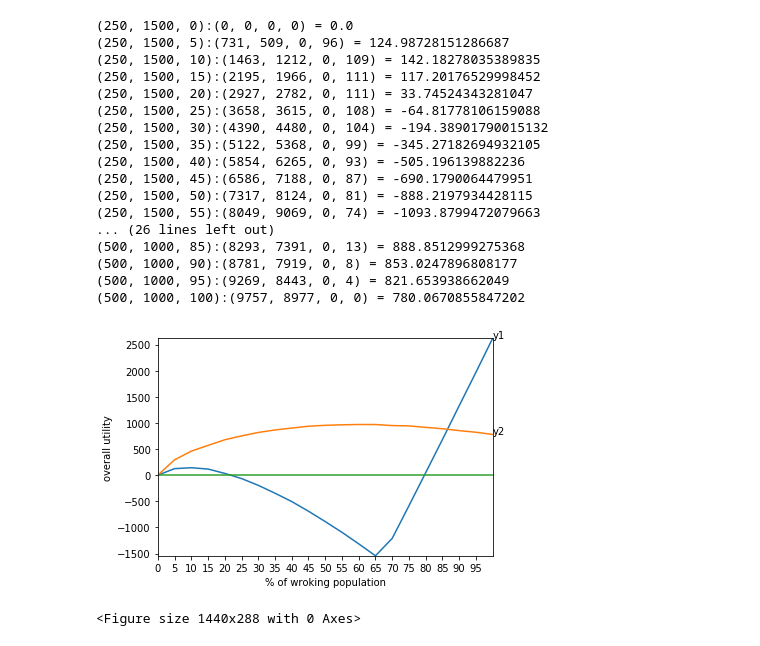
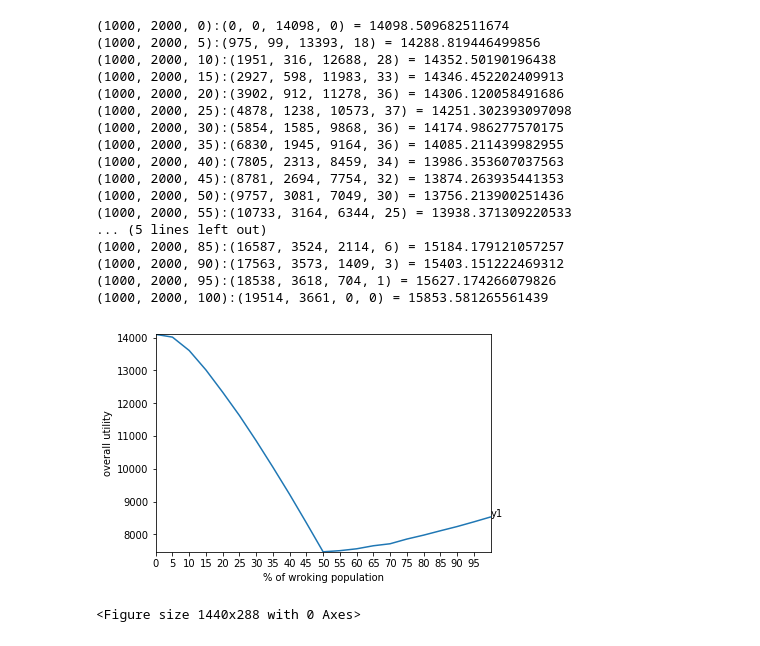
Before and after one commit to 9paramraol/CS711_2020, a Jupyter notebook: experiment_apha_beta/experiments.ipynb, the cells around one changed output. Cells and saved outputs as stored; diff of their text form; code cells hidden in the pictures.

Commit message:
apha beta part added

```diff
--- a/experiment_apha_beta/experiments.ipynb
+++ b/experiment_apha_beta/experiments.ipynb
@@ -19,7 +19,7 @@ penalty_avg = {}
 for elem in penalty_dict:
     penalty_avg[elem] = sum(penalty_dict[elem])/5
 # %%
-def final_results(gs,N,a_salary,c_salary,f,R):
+def final_results(gs,N,a_salary,c_salary,f,R,alpha,beta):
     ans_list = []
     for elem in penalty_avg:
         if(elem[0]!=gs or elem[1]!=N):
@@ -38,67 +38,76 @@ def final_results(gs,N,a_salary,c_salary,f,R):
     ans_list.sort()
     for elem in ans_list:
         print(str(elem[0])+":"+str((int(elem[1]),int(elem[2]),int(elem[3]),int(elem[4]))),end=" = ")
-        print((elem[1]+elem[3]-elem[2]-elem[4]))
+        print((alpha*(elem[1]+elem[3])-beta*(elem[2]-elem[4])))
     with open("./results/"+str((gs,N,a_salary,c_salary,f,R)),'w') as f:
         for item in ans_list:
-            f.write(str(item)+" : " +str((item[1]+item[3]-item[2]-item[4])) + "\n")
+            f.write(str(item)+" : " +str(alpha*(elem[1]+elem[3])-beta*(elem[2]+elem[4])) + "\n")
     return ans_list
 # %%
-ans_list1 = final_results(gs=250,N=1500,a_salary=360*8*6,c_salary=1,f=100,R=1.7)
-ans_list2 = final_results(gs=500,N=1000,a_salary=360*8*6,c_salary=1,f=100,R=1.7)
+# ans_list1 = final_results(gs=250,N=500,a_salary=360*8*6,c_salary=1,f=100,R=2)
+# ans_list2 = final_results(gs=500,N=500,a_salary=360*8*6,c_salary=1,f=100,R=2)
+# ans_list3 = final_results(gs=1000,N=500,a_salary=360*8*6,c_salary=1,f=100,R=2)
+
+# ans_list1 = final_results(gs=500,N=500,a_salary=360*8*6,c_salary=1,f=100,R=2)
+# ans_list2 = final_results(gs=500,N=1000,a_salary=360*8*6,c_salary=1,f=100,R=2)
+# ans_list3 = final_results(gs=500,N=1500,a_salary=360*8*6,c_salary=1,f=100,R=2)
+
+ans_list1 = final_results(gs=1000,N=2000,a_salary=360*8*6,c_salary=360*8*6/15,f=100,R=0.8,alpha=1,beta=1)
+# ans_list2 = final_results(gs=500,N=2000,a_salary=360*8*6,c_salary=360*8*6/10,f=100,R=2)
+# ans_list3 = final_results(gs=1000,N=2000,a_salary=360*8*6,c_salary=360*8*6/10,f=100,R=2)
 
 
-
-def get_vals(ans_list):
+def get_vals(ans_list,alpha,beta):
     x = []; y = []
     for elem in ans_list:
         a = elem[0][2]
-        u = elem[1]+elem[3]-elem[2]-elem[4]
+        u = alpha*(elem[1]+elem[3])-beta*(elem[2]+elem[4])
         x.append(a)
         y.append(u)
     return x,y
 
 def plot_graph(x,y_list):
     max_num = 0
-    min_num = 0
+    min_num = 13500
     cnt = 0
     for y in y_list:
         cnt += 1
         plt.plot(x, y)
         plt.text(x[-1], y[-1], 'y{i}'.format(i=cnt))
         max_num = max(max_num,max(y))
         min_num = min(min_num,min(y))
-    plt. plot(x, [0]*21)
+#     plt. plot(x, [0]*21)
     plt.axis([0, 100, min_num, max_num])
     plt.xticks(np.arange(0,100,5))
     plt.xlabel("% of wroking population")
     plt.ylabel("overall utility")
     plt.figure(figsize=(20,4))
 
-x,y1 = get_vals(ans_list1)
-x,y2 = get_vals(ans_list2)
+x,y1 = get_vals(ans_list1,1,3)
+# x,y2 = get_vals(ans_list2)
+# x,y3 = get_vals(ans_list3)
 
-plot_graph(x,[y1,y2])
+plot_graph(x,[y1])
 
 
 #(parameter(gs,N,a%),suma_salary,suma_penalty,sumc_salary,sumc_penalty) : utility
 # %% [output]
-(250, 1500, 0):(0, 0, 0, 0) = 0.0
-(250, 1500, 5):(731, 509, 0, 96) = 124.98728151286687
-(250, 1500, 10):(1463, 1212, 0, 109) = 142.18278035389835
-(250, 1500, 15):(2195, 1966, 0, 111) = 117.20176529998452
-(250, 1500, 20):(2927, 2782, 0, 111) = 33.74524343281047
-(250, 1500, 25):(3658, 3615, 0, 108) = -64.81778106159088
-(250, 1500, 30):(4390, 4480, 0, 104) = -194.38901790015132
-(250, 1500, 35):(5122, 5368, 0, 99) = -345.27182694932105
-(250, 1500, 40):(5854, 6265, 0, 93) = -505.196139882236
-(250, 1500, 45):(6586, 7188, 0, 87) = -690.1790064479951
-(250, 1500, 50):(7317, 8124, 0, 81) = -888.2197934428115
-(250, 1500, 55):(8049, 9069, 0, 74) = -1093.8799472079663
-... (26 lines left out)
-(500, 1000, 85):(8293, 7391, 0, 13) = 888.8512999275368
-(500, 1000, 90):(8781, 7919, 0, 8) = 853.0247896808177
-(500, 1000, 95):(9269, 8443, 0, 4) = 821.653938662049
-(500, 1000, 100):(9757, 8977, 0, 0) = 780.0670855847202
+(1000, 2000, 0):(0, 0, 14098, 0) = 14098.509682511674
+(1000, 2000, 5):(975, 99, 13393, 18) = 14288.819446499856
+(1000, 2000, 10):(1951, 316, 12688, 28) = 14352.50190196438
+(1000, 2000, 15):(2927, 598, 11983, 33) = 14346.452202409913
+(1000, 2000, 20):(3902, 912, 11278, 36) = 14306.120058491686
+(1000, 2000, 25):(4878, 1238, 10573, 37) = 14251.302393097098
+(1000, 2000, 30):(5854, 1585, 9868, 36) = 14174.986277570175
+(1000, 2000, 35):(6830, 1945, 9164, 36) = 14085.211439982955
+(1000, 2000, 40):(7805, 2313, 8459, 34) = 13986.353607037563
+(1000, 2000, 45):(8781, 2694, 7754, 32) = 13874.263935441353
+(1000, 2000, 50):(9757, 3081, 7049, 30) = 13756.213900251436
+(1000, 2000, 55):(10733, 3164, 6344, 25) = 13938.371309220533
+... (5 lines left out)
+(1000, 2000, 85):(16587, 3524, 2114, 6) = 15184.179121057257
+(1000, 2000, 90):(17563, 3573, 1409, 3) = 15403.151222469312
+(1000, 2000, 95):(18538, 3618, 704, 1) = 15627.174266079826
+(1000, 2000, 100):(19514, 3661, 0, 0) = 15853.581265561439
-[figure, old version]
+[figure, new version]
 <Figure size 1440x288 with 0 Axes>
```
